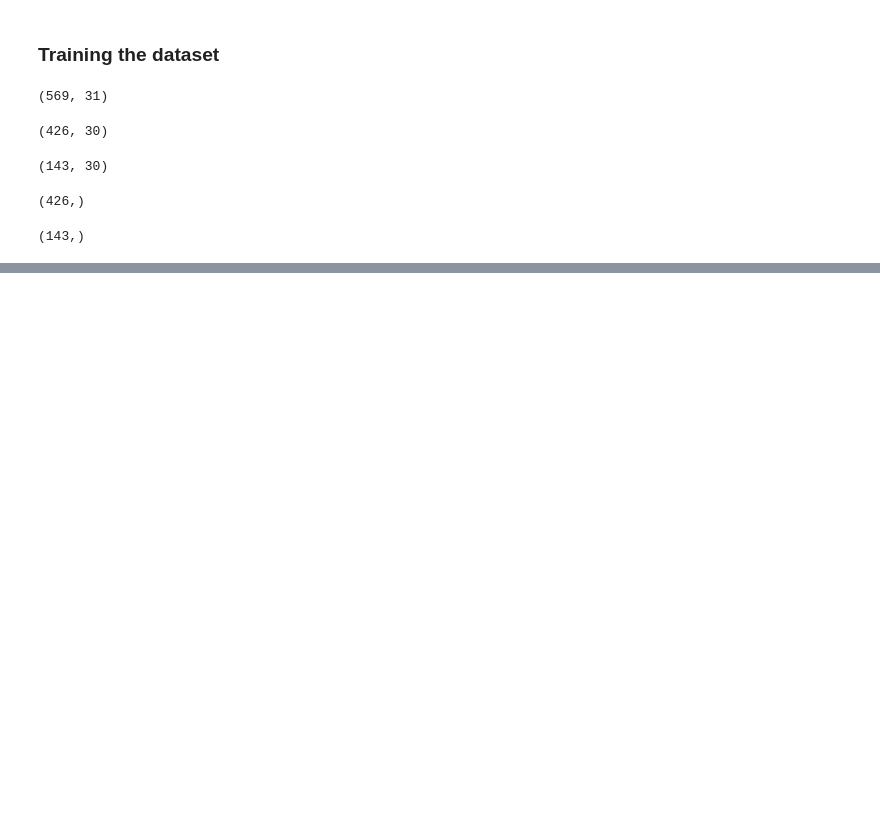
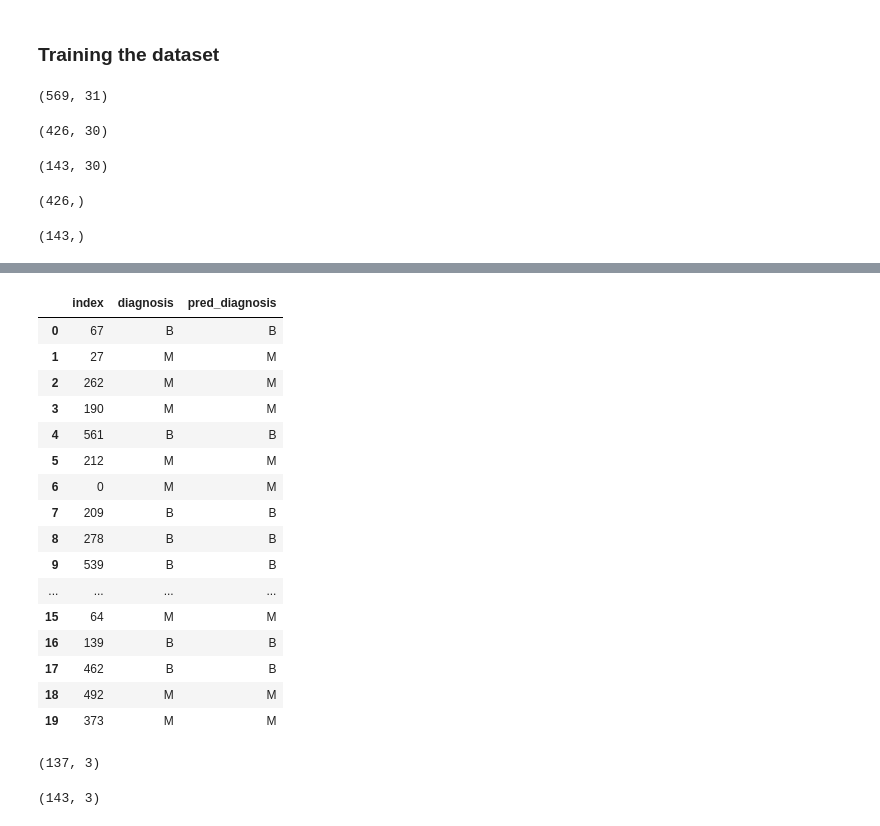
Before and after one commit to sameerxsingh/Tumor-detection-project, a Jupyter notebook: tumor detection.ipynb, the cells around one changed output, grey strips where cells are left out. Drawn from its saved outputs; the diff is of its cells as text; code cells hidden in the pictures; blank space fills up the shorter version.

```diff
--- a/tumor detection.ipynb
+++ b/tumor detection.ipynb
@@ -240,0 +277,34 @@ the accuracy score is  96.5034965034965 %
+# %%
+#df of correctly predicted diagnosis
+import warnings
+df3=acc_df[acc_df["pred_diagnosis"]==acc_df["diagnosis"]]
+df3['diagnosis']=df3['diagnosis'].map({1:'M',0:'B'})
+df3['pred_diagnosis']=df3['pred_diagnosis'].map({1:'M',0:'B'})
+warnings.filterwarnings('ignore')
+df3.head(20)
+# %% [output]
+|  | index | diagnosis | pred_diagnosis |
+| 0 | 67 | B | B |
+| 1 | 27 | M | M |
+| 2 | 262 | M | M |
+| 3 | 190 | M | M |
+| 4 | 561 | B | B |
+| 5 | 212 | M | M |
+| 6 | 0 | M | M |
+| 7 | 209 | B | B |
+| 8 | 278 | B | B |
+| 9 | 539 | B | B |
+| ... | ... | ... | ... |
+| 15 | 64 | M | M |
+| 16 | 139 | B | B |
+| 17 | 462 | B | B |
+| 18 | 492 | M | M |
+| 19 | 373 | M | M |
+# %%
+df3.shape
+# %% [output]
+(137, 3)
+# %%
+acc_df.shape
+# %% [output]
+(143, 3)
```
Also changed, not shown: parts of 11 cells of this notebook.
